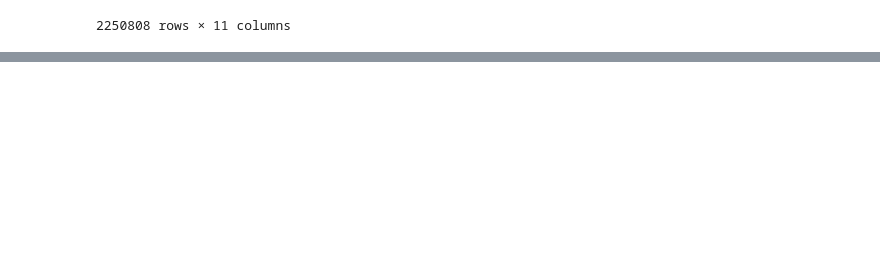
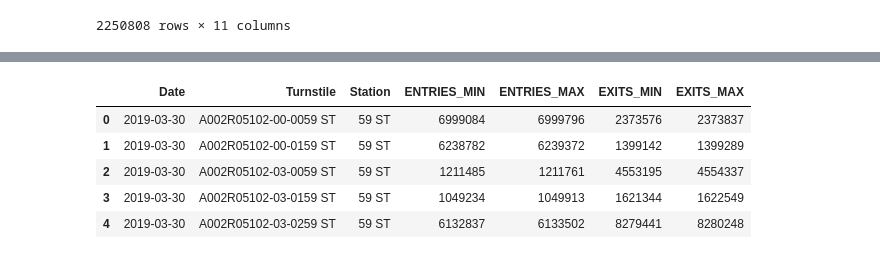
Before and after one commit to racheldilley1/mta-project-1, a Jupyter notebook: Josef_MTA_Workbook.ipynb, the cells around one changed output, grey strips where cells are left out. Cells and saved outputs as stored; diff of their text form; code cells hidden in the pictures; blank space fills up the shorter version.

```diff
--- a/Josef_MTA_Workbook.ipynb
+++ b/Josef_MTA_Workbook.ipynb
@@ -80,0 +114,6 @@ data
+# %%
+data['Date_Time'] = pd.to_datetime(data['DATE'], cache=True) + pd.to_timedelta(data['TIME'])
+# %%
+data['Turnstile'] = data['C/A'] + data['UNIT'] + data['SCP'] + data['STATION']
+data['DATE'] = pd.to_datetime(data['DATE'], cache=True)
+data['Week_Day'] = data['DATE'].dt.day_name()
@@ -80,0 +203,9 @@ data
+# %%
+grouped_day.head()
+# %% [output]
+|  | Date | Turnstile | Station | ENTRIES_MIN | ENTRIES_MAX | EXITS_MIN | EXITS_MAX |
+| 0 | 2019-03-30 | A002R05102-00-0059 ST | 59 ST | 6999084 | 6999796 | 2373576 | 2373837 |
+| 1 | 2019-03-30 | A002R05102-00-0159 ST | 59 ST | 6238782 | 6239372 | 1399142 | 1399289 |
+| 2 | 2019-03-30 | A002R05102-03-0059 ST | 59 ST | 1211485 | 1211761 | 4553195 | 4554337 |
+| 3 | 2019-03-30 | A002R05102-03-0159 ST | 59 ST | 1049234 | 1049913 | 1621344 | 1622549 |
+| 4 | 2019-03-30 | A002R05102-03-0259 ST | 59 ST | 6132837 | 6133502 | 8279441 | 8280248 |
```
Also changed, not shown: parts of 27 cells of this notebook.
